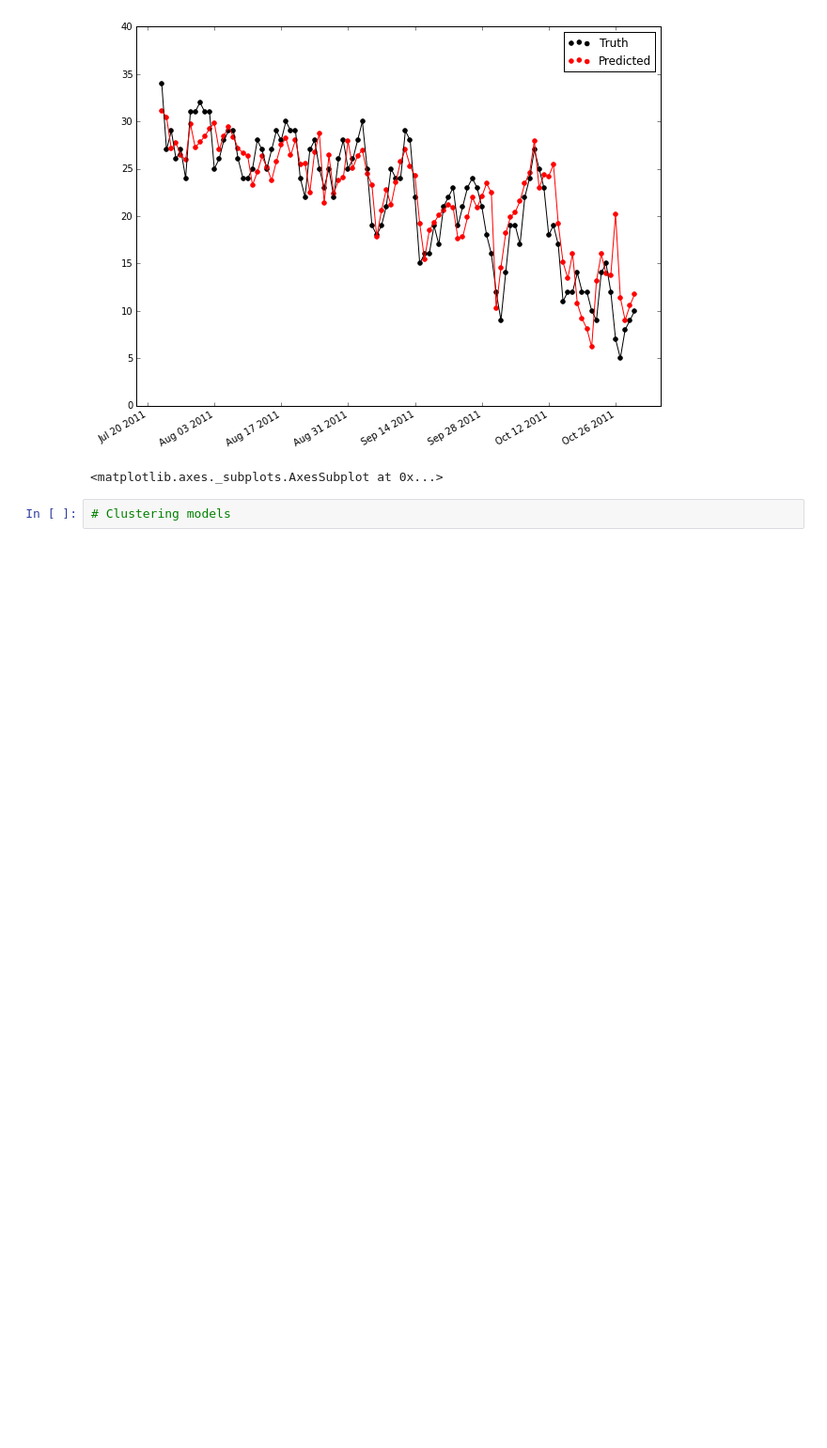
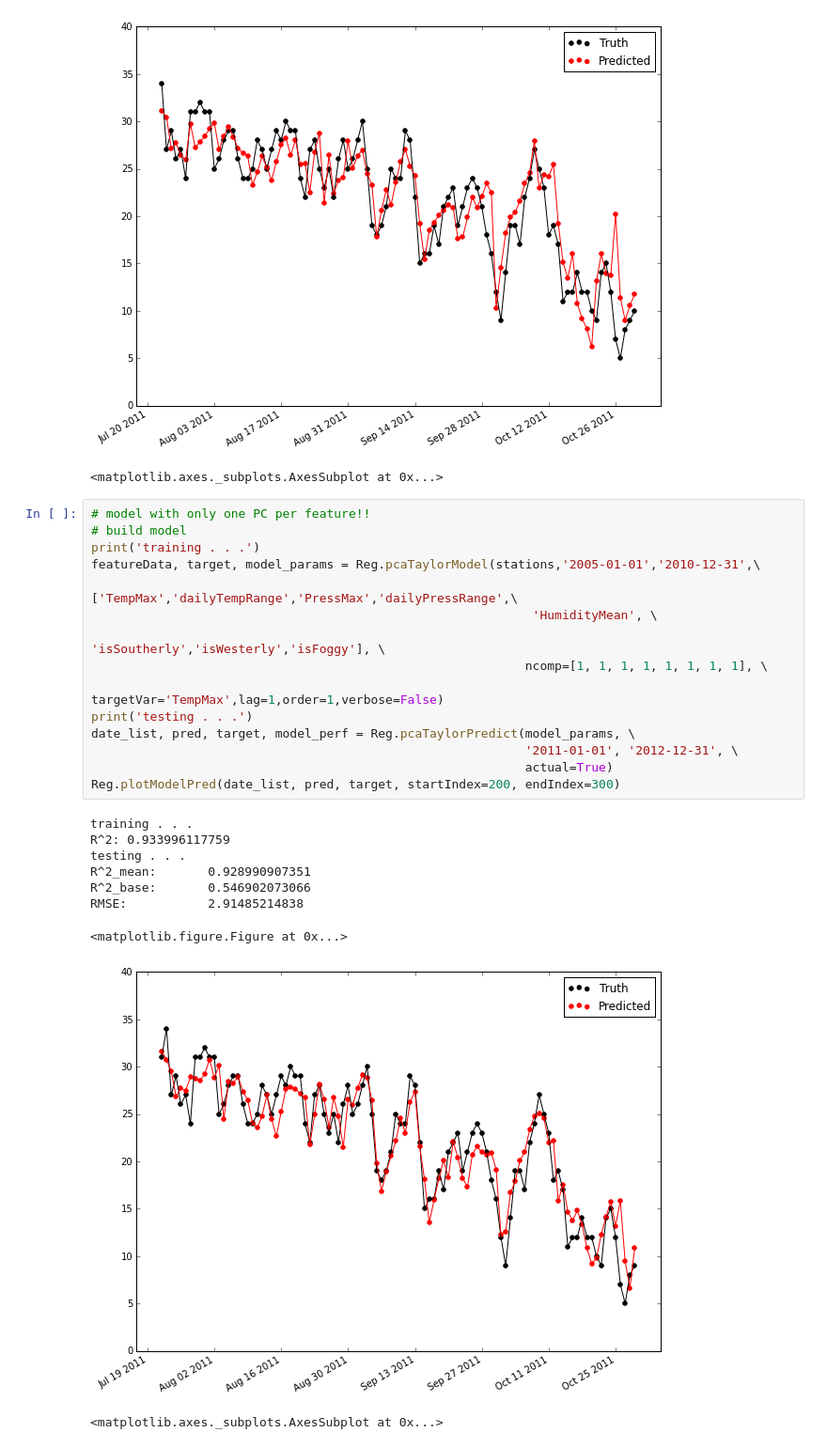
Before and after one commit to majorgowan/wpwp, a Jupyter notebook: Scraping/Notebooks/wU_Regression_models.ipynb, the cells around one changed output. Shown at 94% size. Saved outputs shown, nothing was run; the diff lists cells and outputs as text; blank space fills up the shorter version.

```diff
--- a/Scraping/Notebooks/wU_Regression_models.ipynb
+++ b/Scraping/Notebooks/wU_Regression_models.ipynb
@@ -526,5 +538,28 @@ RMSE:           3.46665651133
 <matplotlib.figure.Figure at 0x...>
 [figure]
 <matplotlib.axes._subplots.AxesSubplot at 0x...>
-# %%
-# Clustering models
+# %%
+# model with only one PC per feature!!
+# build model
+print('training . . .')
+featureData, target, model_params = Reg.pcaTaylorModel(stations,'2005-01-01','2010-12-31',\
+                                                           ['TempMax','dailyTempRange','PressMax','dailyPressRange',\
+                                                            'HumidityMean', \
+                                                            'isSoutherly','isWesterly','isFoggy'], \
+                                                           ncomp=[1, 1, 1, 1, 1, 1, 1, 1], \
+                                                           targetVar='TempMax',lag=1,order=1,verbose=False)
+print('testing . . .')
+date_list, pred, target, model_perf = Reg.pcaTaylorPredict(model_params, \
+                                                           '2011-01-01', '2012-12-31', \
+                                                           actual=True)
+Reg.plotModelPred(date_list, pred, target, startIndex=200, endIndex=300)
+# %% [output]
+training . . .
+R^2: 0.933996117759
+testing . . .
+R^2_mean:       0.928990907351
+R^2_base:       0.546902073066
+RMSE:           2.91485214838
+<matplotlib.figure.Figure at 0x...>
+[figure, added]
+<matplotlib.axes._subplots.AxesSubplot at 0x...>
```
Also changed, not shown: parts of 26 cells of this notebook, 2 other files.
